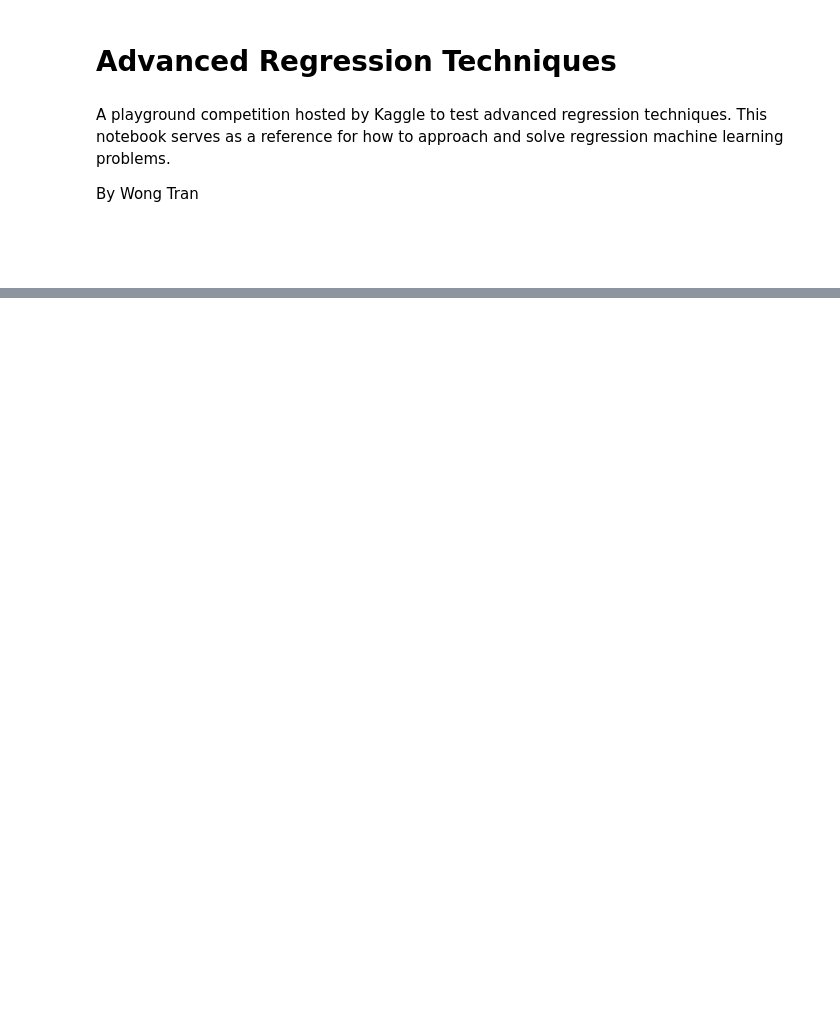
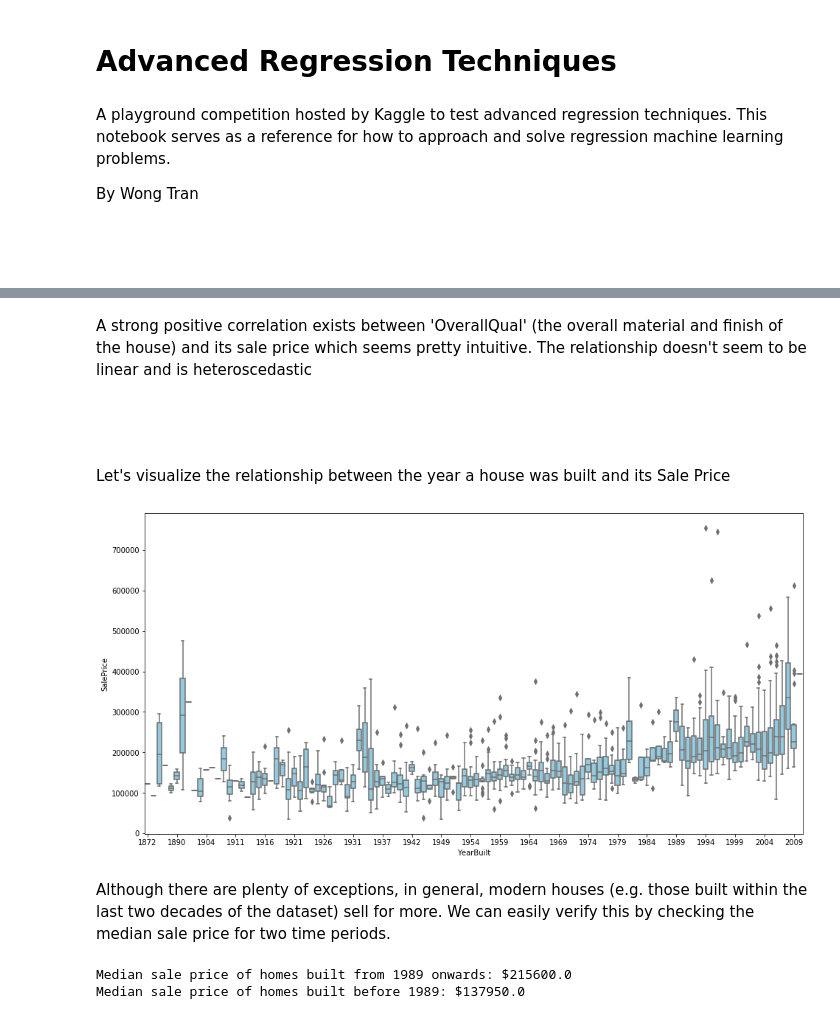
Before and after one commit to W-Tran/advanced-regression-techniques, a Jupyter notebook: advanced-regression-techniques.ipynb, the cells around one changed output, grey strips where cells are left out. Drawn from its saved outputs; the diff is of its cells as text; code cells hidden in the pictures; blank space fills up the shorter version.

```diff
--- a/advanced-regression-techniques.ipynb
+++ b/advanced-regression-techniques.ipynb
@@ -71,0 +380,23 @@ sns.heatmap(train_df.corr(),
+# %% [markdown]
+A strong positive correlation exists between 'OverallQual' (the overall material and finish of the house) and its sale price which seems pretty intuitive. The relationship doesn't seem to be linear and is heteroscedastic
+# %% [markdown]
+<br>
+<br>
+# %% [markdown]
+Let's visualize the relationship between the year a house was built and its Sale Price
+# %%
+plt.figure(figsize=(16,8))
+sns.boxplot(x='YearBuilt', y='SalePrice', data=train_df, color='skyblue')
+loc, label = plt.xticks()
+plt.xticks(loc[::5], label[::5]);
+# %% [output]
+[figure, added]
+# %% [markdown]
+Although there are plenty of exceptions, in general, modern houses (e.g. those built within the last two decades of the dataset) sell for more.
+We can easily verify this by checking the median sale price for two time periods.
+# %%
+print("Median sale price of homes built from 1989 onwards: ${}".format(train_df[train_df['YearBuilt']>=1989].SalePrice.median()))
+print("Median sale price of homes built before 1989: ${}".format(train_df[train_df['YearBuilt']<1989].SalePrice.median()))
+# %% [output]
+Median sale price of homes built from 1989 onwards: $215600.0
+Median sale price of homes built before 1989: $137950.0
```
Also changed, not shown: parts of 64 cells of this notebook.
